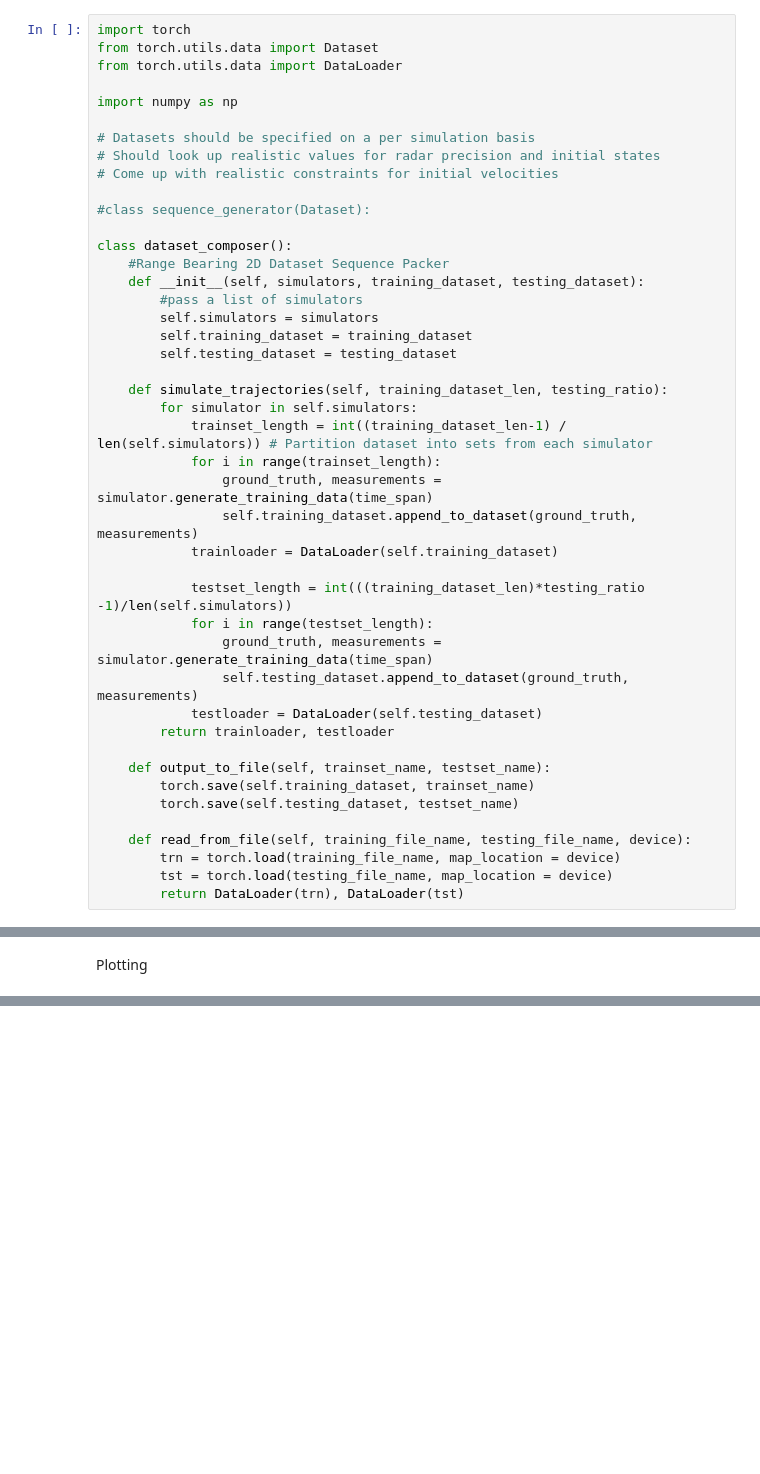
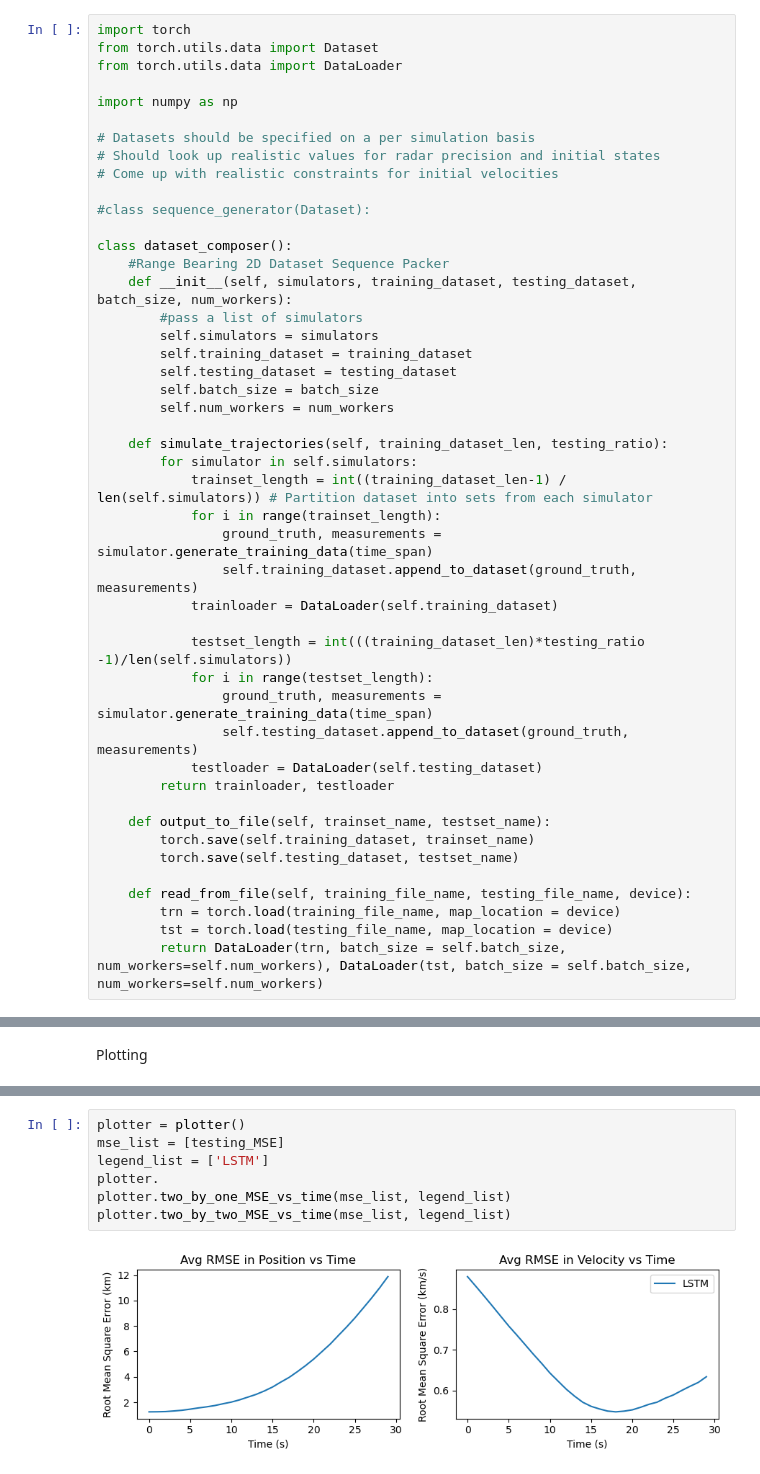
Before and after one commit to 0sm1um/Neural-Network-Simulation, a Jupyter notebook: Dataset Generation/range_bearing_simulation.ipynb, the cells around one changed output, grey strips where cells are left out. Saved outputs shown, nothing was run; the diff lists cells and outputs as text; blank space fills up the shorter version.

```diff
--- a/Dataset Generation/range_bearing_simulation.ipynb
+++ b/Dataset Generation/range_bearing_simulation.ipynb
@@ -266,11 +266,13 @@ import numpy as np
 
 class dataset_composer():
     #Range Bearing 2D Dataset Sequence Packer
-    def __init__(self, simulators, training_dataset, testing_dataset):
+    def __init__(self, simulators, training_dataset, testing_dataset, batch_size, num_workers):
         #pass a list of simulators
         self.simulators = simulators
         self.training_dataset = training_dataset
         self.testing_dataset = testing_dataset
+        self.batch_size = batch_size
+        self.num_workers = num_workers
 
     def simulate_trajectories(self, training_dataset_len, testing_ratio):
         for simulator in self.simulators:
@@ -294,6 +296,6 @@ class dataset_composer():
     def read_from_file(self, training_file_name, testing_file_name, device):
         trn = torch.load(training_file_name, map_location = device)
         tst = torch.load(testing_file_name, map_location = device)
-        return DataLoader(trn), DataLoader(tst)
+        return DataLoader(trn, batch_size = self.batch_size, num_workers=self.num_workers), DataLoader(tst, batch_size = self.batch_size, num_workers=self.num_workers)
 # %%
 # Position, Velocity, Position, Velocity
@@ -570,0 +754,9 @@ EKF_combined_plot[1].figure.set_figheight(height) # 6.4
+# %%
+plotter = plotter()
+mse_list = [testing_MSE]
+legend_list = ['LSTM']
+plotter.
+plotter.two_by_one_MSE_vs_time(mse_list, legend_list)
+plotter.two_by_two_MSE_vs_time(mse_list, legend_list)
+# %% [output]
+[figure, added]
```
Also changed, not shown: parts of 13 cells of this notebook, 4 other files.
